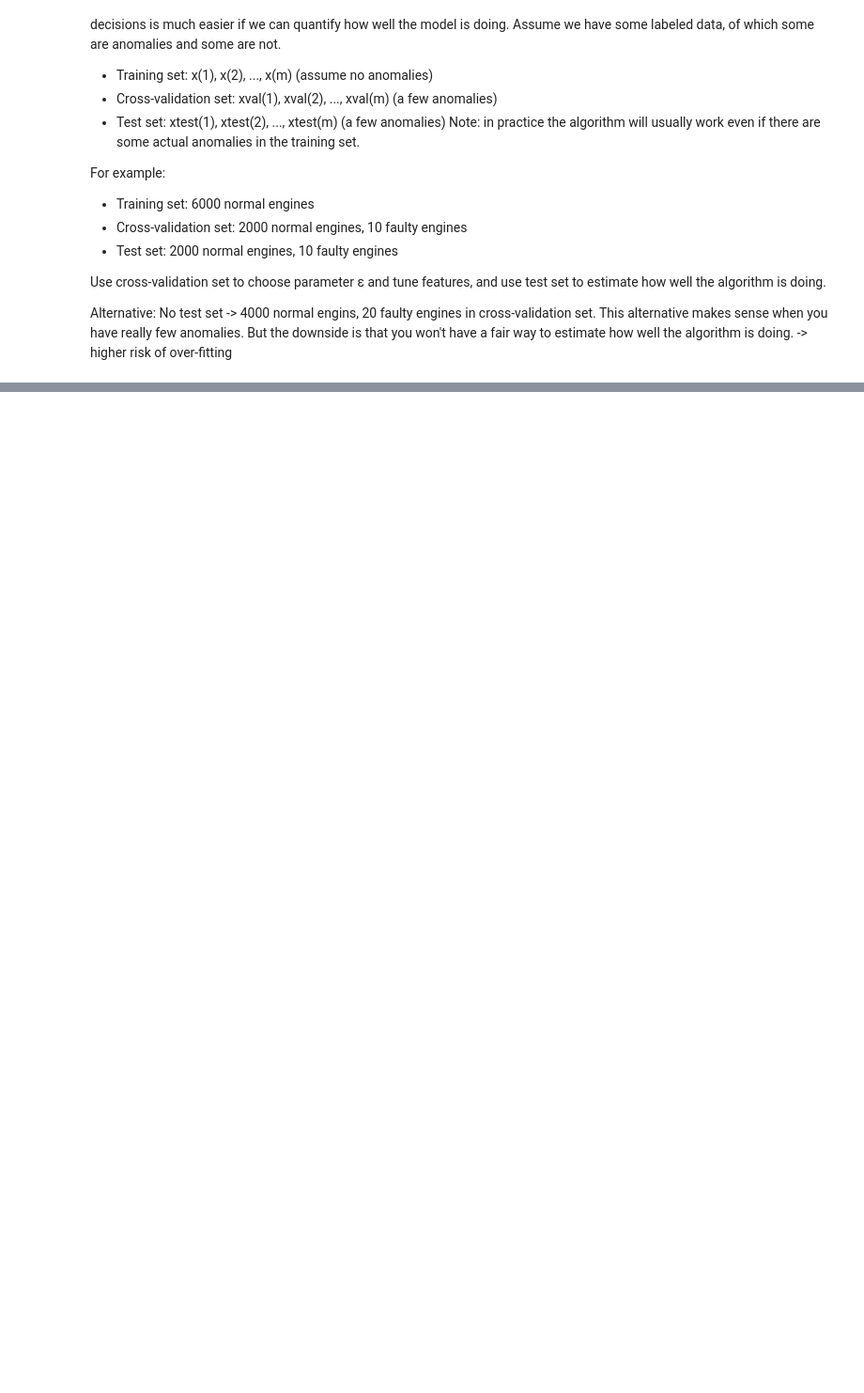
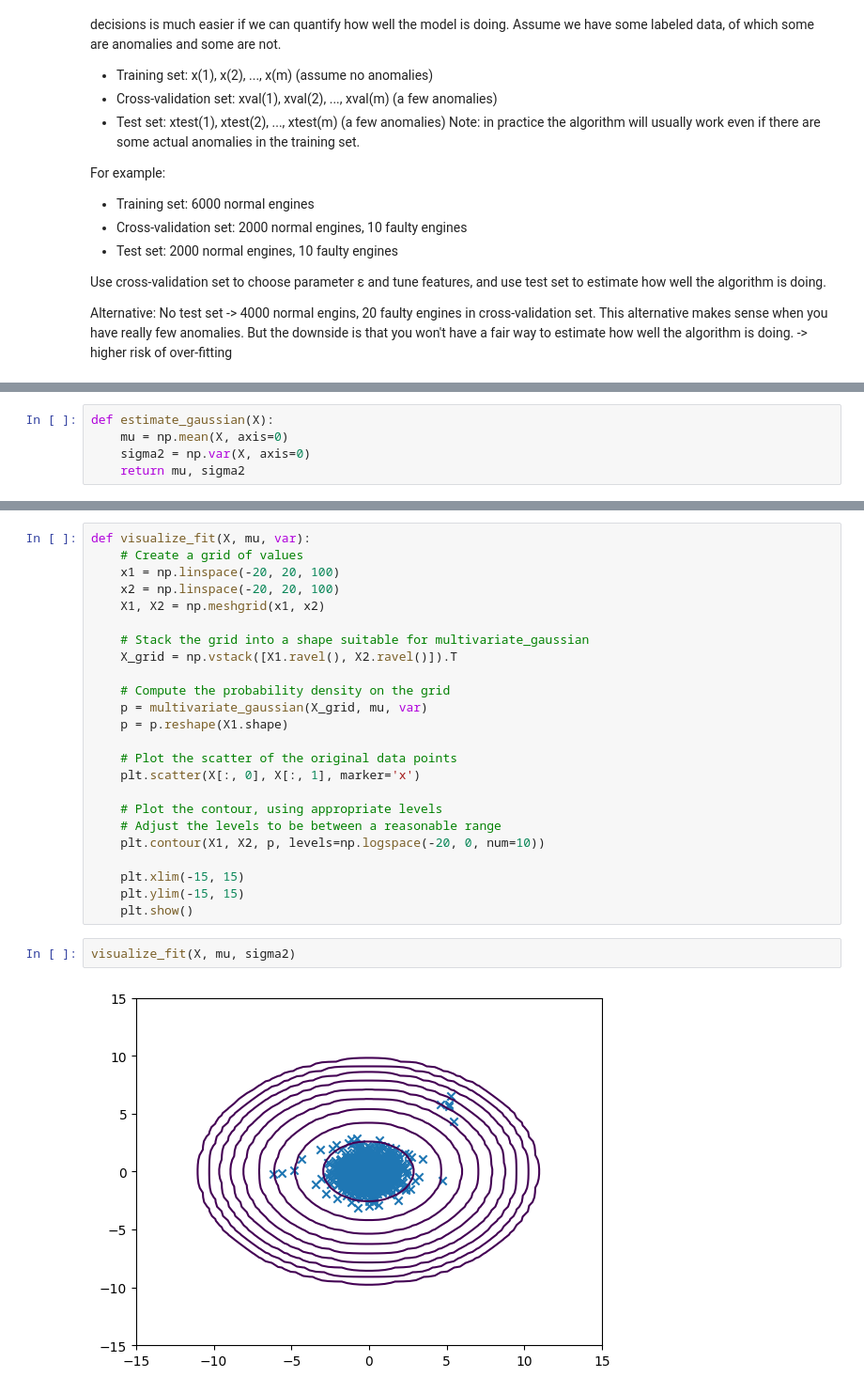
Before and after one commit to MohadesehHakimi/intro-to-machine-learning, a Jupyter notebook: Unsupervised Learning, Recommenders, Reinforcement Learning/week1.ipynb, the cells around one changed output, grey strips where cells are left out. Shown at 94% size. Drawn from its saved outputs; the diff is of its cells as text; blank space fills up the shorter version.

```diff
--- a/Unsupervised Learning, Recommenders, Reinforcement Learning/week1.ipynb
+++ b/Unsupervised Learning, Recommenders, Reinforcement Learning/week1.ipynb
@@ -345,0 +406,5 @@ Possible alternatives for evaluation metrics:
+# %%
+def estimate_gaussian(X):
+    mu = np.mean(X, axis=0)
+    sigma2 = np.var(X, axis=0)
+    return mu, sigma2
@@ -345,0 +457,28 @@ Possible alternatives for evaluation metrics:
+# %%
+def visualize_fit(X, mu, var):
+    # Create a grid of values
+    x1 = np.linspace(-20, 20, 100)
+    x2 = np.linspace(-20, 20, 100)
+    X1, X2 = np.meshgrid(x1, x2)
+
+    # Stack the grid into a shape suitable for multivariate_gaussian
+    X_grid = np.vstack([X1.ravel(), X2.ravel()]).T
+
+    # Compute the probability density on the grid
+    p = multivariate_gaussian(X_grid, mu, var)
+    p = p.reshape(X1.shape)
+
+    # Plot the scatter of the original data points
+    plt.scatter(X[:, 0], X[:, 1], marker='x')
+
+    # Plot the contour, using appropriate levels
+    # Adjust the levels to be between a reasonable range
+    plt.contour(X1, X2, p, levels=np.logspace(-20, 0, num=10))
+
+    plt.xlim(-15, 15)
+    plt.ylim(-15, 15)
+    plt.show()
+# %%
+visualize_fit(X, mu, sigma2)
+# %% [output]
+[figure, added]
```
Also changed, not shown: parts of 25 cells of this notebook, 6 other files.
